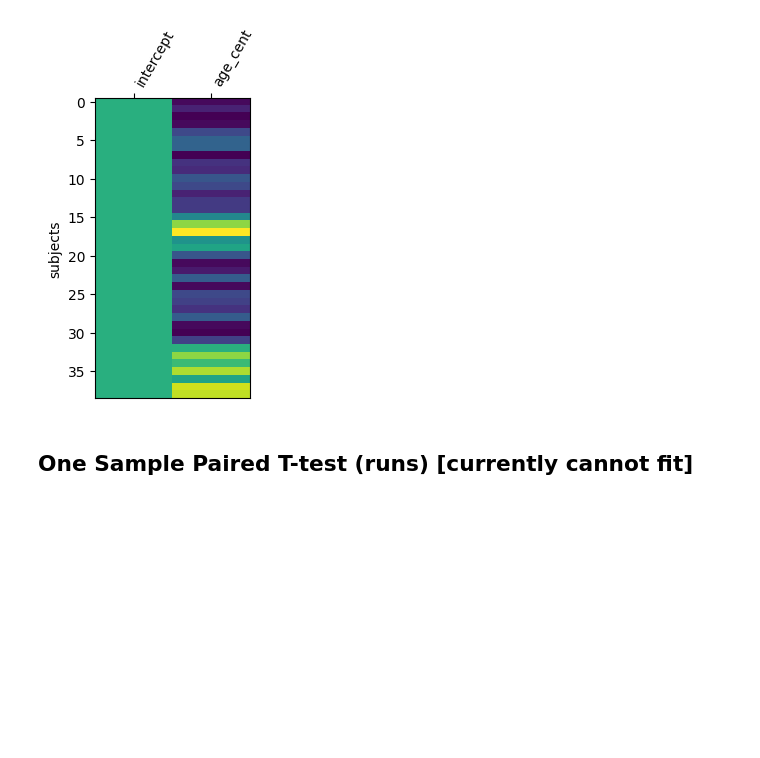
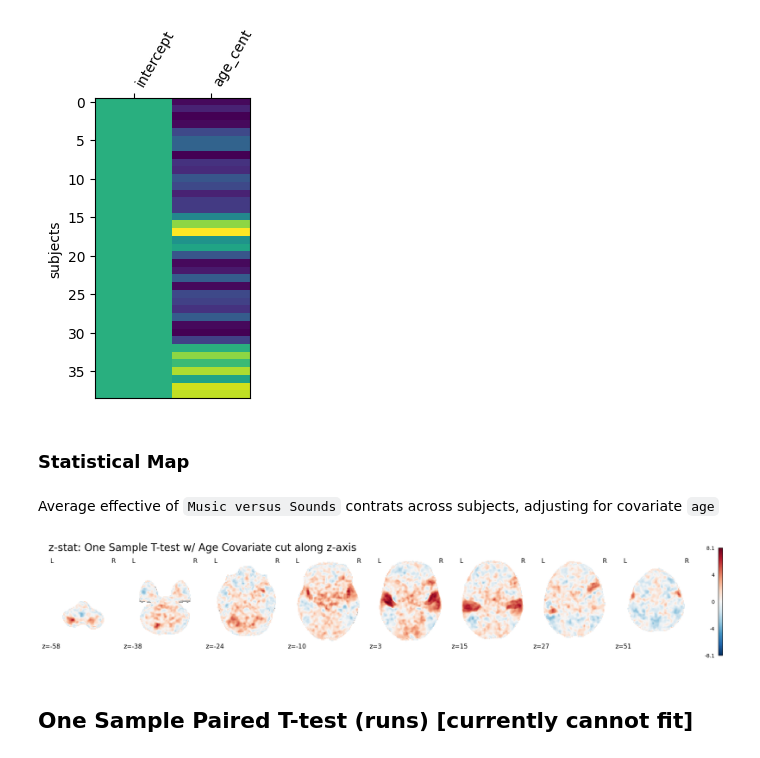
Before and after one commit to demidenm/bidsstatsmod_groupmods, a Jupyter notebook: notebooks/transformations.ipynb, the cells around one changed output. Cells and saved outputs as stored; diff of their text form; code cells hidden in the pictures; blank space fills up the shorter version.

```diff
--- a/notebooks/transformations.ipynb
+++ b/notebooks/transformations.ipynb
@@ -1299,6 +1321,22 @@ ax.set_ylabel("subjects")
 plt.show()
 # %% [output]
 [figure]
+# %% [markdown]
+### Statistical Map
+# %% [markdown]
+Average effective of `Music versus Sounds` contrats across subjects, adjusting for covariate `age`
+# %%
+model = 'One Sample T-test w/ Age Covariate'
+map_type = 'z'
+out_model = 'node-onesampleTcov'
+contrast_name = 'contrast-musicvsounds'
+img = f'{ex_results}/{out_model}/{contrast_name}_stat-{map_type}_statmap.nii.gz'
+display = plot_stat_map(img, display_mode="z", cut_coords=8,
+                      title=None)
+display.title(f"{map_type}-stat: {model} cut along z-axis", size=20, color='black', bgcolor='white', alpha=0)
+plt.show()
+# %% [output]
+[figure, added]
 # %% [markdown]
 ## One Sample Paired T-test (runs) **[currently cannot fit]**
 # %% [markdown]
```
Also changed, not shown: parts of 22 cells of this notebook, 2 other files.
